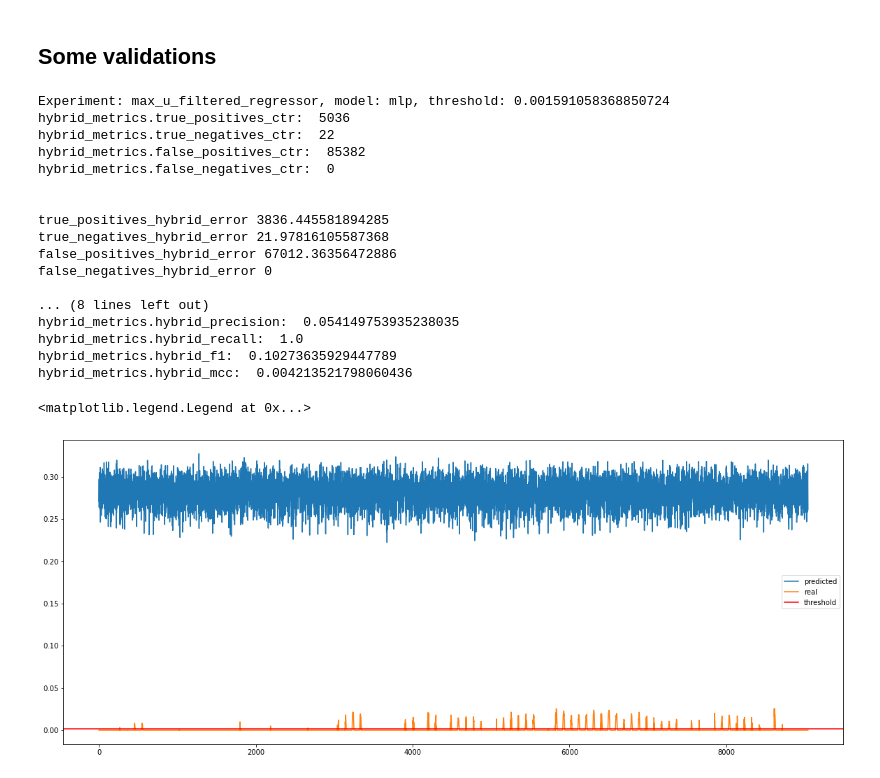
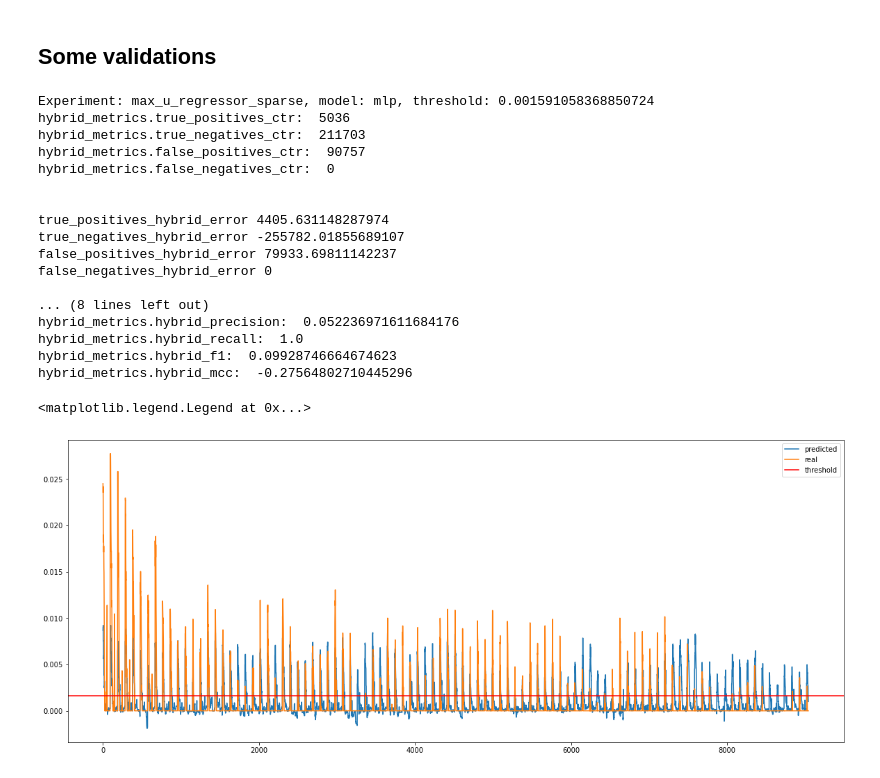
Before and after one commit to jamilsonjr/AI-to-forecast-constraints-in-the-energy-systems, a Jupyter notebook: jupyter_notebooks/datasets_benchmark.ipynb, the cells around one changed output. Cells and saved outputs as stored; diff of their text form; code cells hidden in the pictures.

```diff
--- a/jupyter_notebooks/datasets_benchmark.ipynb
+++ b/jupyter_notebooks/datasets_benchmark.ipynb
@@ -1217,7 +1217,7 @@ df.loc[('min_u_classifier_balanced', 'mlp'), 'tp']
 ## Some validations
 # %%
 threshold = _threshold(experiment)
-experiment = 'max_u_filtered_regressor'
+experiment = 'max_u_regressor_sparse'
 model = 'mlp'
 threshold = _threshold(experiment)
 print('Experiment: {}, model: {}, threshold: {}'.format(experiment, model, threshold))
@@ -1244,33 +1244,33 @@ print('hybrid_metrics.hybrid_recall: ', hybrid_metrics.hybrid_recall)
 print('hybrid_metrics.hybrid_f1: ', hybrid_metrics.hybrid_f1)
 print('hybrid_metrics.hybrid_mcc: ', hybrid_metrics.hybrid_mcc)
 # %% [output]
-Experiment: max_u_filtered_regressor, model: mlp, threshold: 0.001591058368850724
+Experiment: max_u_regressor_sparse, model: mlp, threshold: 0.001591058368850724
 hybrid_metrics.true_positives_ctr:  5036
-hybrid_metrics.true_negatives_ctr:  22
-hybrid_metrics.false_positives_ctr:  85382
+hybrid_metrics.true_negatives_ctr:  211703
+hybrid_metrics.false_positives_ctr:  90757
 hybrid_metrics.false_negatives_ctr:  0
 
 
-true_positives_hybrid_error 3836.445581894285
-true_negatives_hybrid_error 21.97816105587368
-false_positives_hybrid_error 67012.36356472886
+true_positives_hybrid_error 4405.631148287974
+true_negatives_hybrid_error -255782.01855689107
+false_positives_hybrid_error 79933.69811142237
 false_negatives_hybrid_error 0
 
 ... (8 lines left out)
-hybrid_metrics.hybrid_precision:  0.054149753935238035
+hybrid_metrics.hybrid_precision:  0.052236971611684176
 hybrid_metrics.hybrid_recall:  1.0
-hybrid_metrics.hybrid_f1:  0.10273635929447789
-hybrid_metrics.hybrid_mcc:  0.004213521798060436
+hybrid_metrics.hybrid_f1:  0.09928746664674623
+hybrid_metrics.hybrid_mcc:  -0.27564802710445296
 # %%
 # figure size of the plot
 import matplotlib.pyplot as plt
 plt.figure(figsize=(20, 8))
-testing_data['max_u_filtered_regressor']['mlp']['predicted']['bus_15'].plot()
-testing_data['max_u_filtered_regressor']['mlp']['real']['bus_15'].plot()
+testing_data['min_u_regressor_sparse']['gb']['predicted']['bus_15'].plot()
+testing_data['min_u_regressor_sparse']['gb']['real']['bus_15'].plot()
 # plot a line with the threshold
 plt.axhline(y=threshold, color='r', linestyle='-')
 # Add legend
 plt.legend(['predicted', 'real', 'threshold'])
 # %% [output]
 <matplotlib.legend.Legend at 0x...>
-[figure, old version]
+[figure, new version]
```
Also changed, not shown: parts of 2 cells of this notebook.
